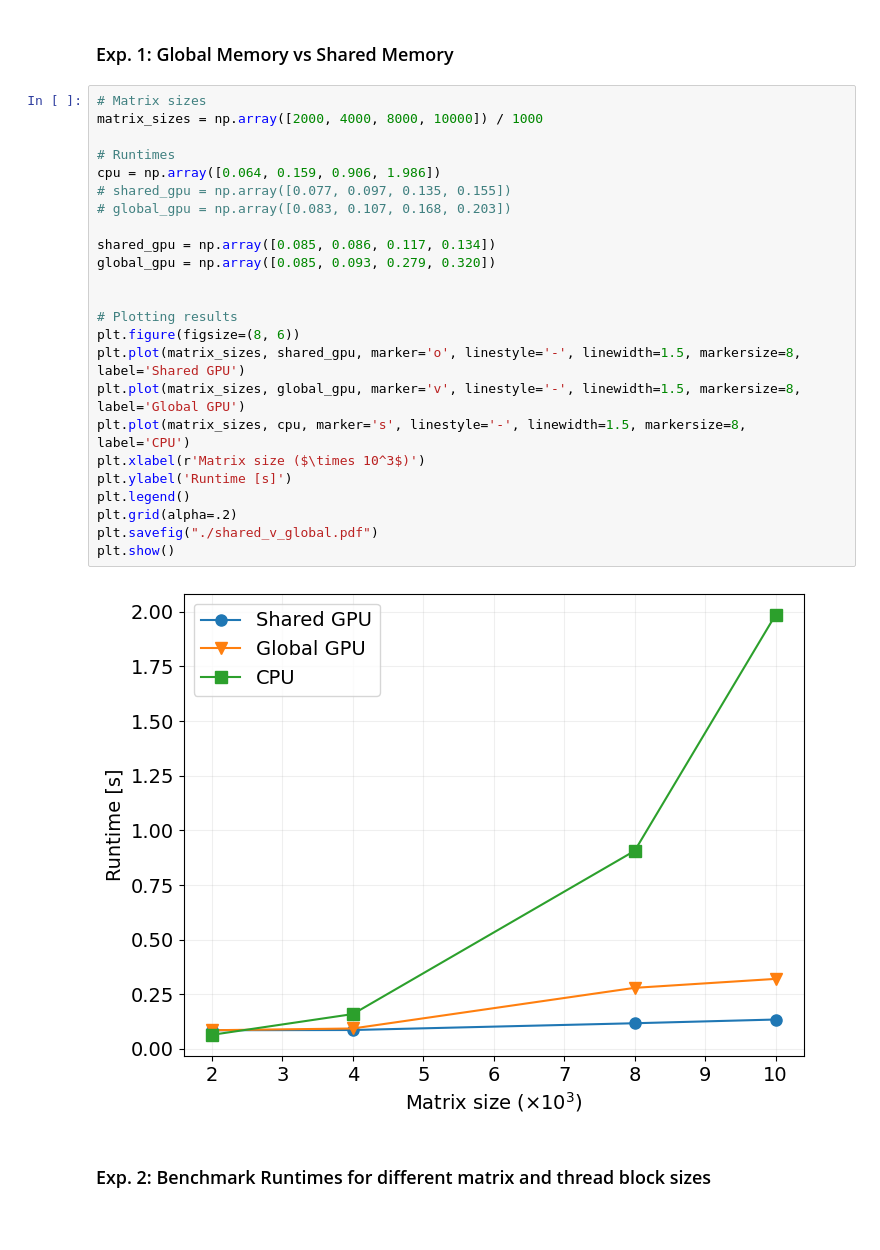
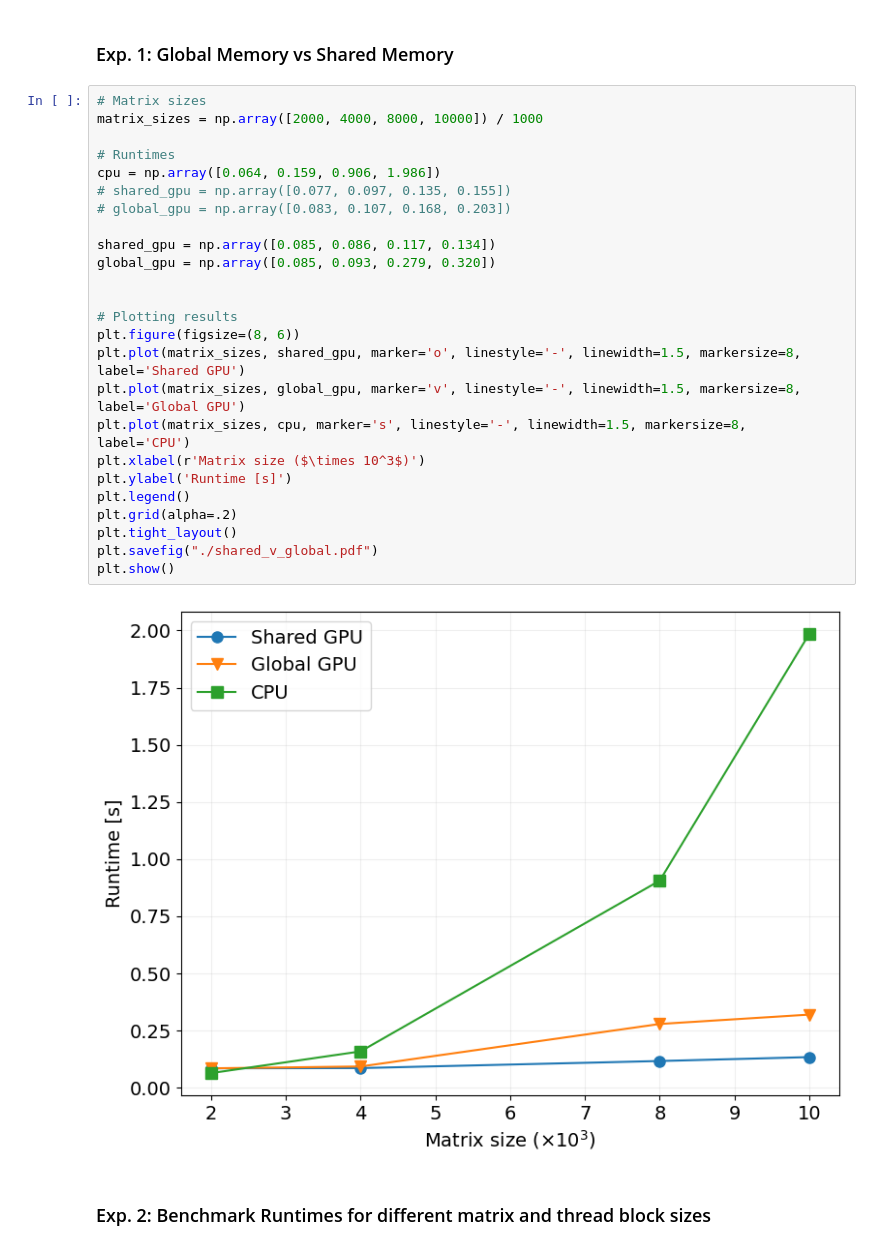
Before and after one commit to goncalo-meneses/HPC_Project, a Jupyter notebook: exercise_3/plots/plots.ipynb, the cells around one changed output. Drawn from its saved outputs; the diff is of its cells as text; blank space fills up the shorter version.

```diff
--- a/exercise_3/plots/plots.ipynb
+++ b/exercise_3/plots/plots.ipynb
@@ -8,28 +8,29 @@ plt.rcParams.update({'font.size': 14})
 # %%
 # Matrix sizes
 matrix_sizes = np.array([2000, 4000, 8000, 10000]) / 1000
 
 # Runtimes
 cpu = np.array([0.064, 0.159, 0.906, 1.986])
 # shared_gpu = np.array([0.077, 0.097, 0.135, 0.155])
 # global_gpu = np.array([0.083, 0.107, 0.168, 0.203])
 
 shared_gpu = np.array([0.085, 0.086, 0.117, 0.134])
 global_gpu = np.array([0.085, 0.093, 0.279, 0.320])
 
 
 # Plotting results
 plt.figure(figsize=(8, 6))
 plt.plot(matrix_sizes, shared_gpu, marker='o', linestyle='-', linewidth=1.5, markersize=8, label='Shared GPU')
 plt.plot(matrix_sizes, global_gpu, marker='v', linestyle='-', linewidth=1.5, markersize=8, label='Global GPU')
 plt.plot(matrix_sizes, cpu, marker='s', linestyle='-', linewidth=1.5, markersize=8, label='CPU')
 plt.xlabel(r'Matrix size ($\times 10^3$)')
 plt.ylabel('Runtime [s]')
 plt.legend()
 plt.grid(alpha=.2)
+plt.tight_layout()
 plt.savefig("./shared_v_global.pdf")
 plt.show()
 # %% [output]
-[figure, old version]
+[figure, new version]
 # %% [markdown]
 ### Exp. 2: Benchmark Runtimes for different matrix and thread block sizes
```
Also changed, not shown: parts of 7 cells of this notebook, 4 other files.
